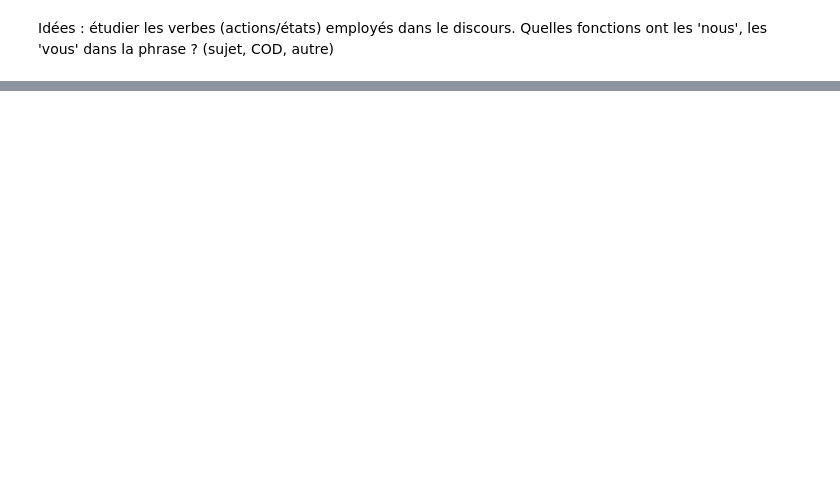
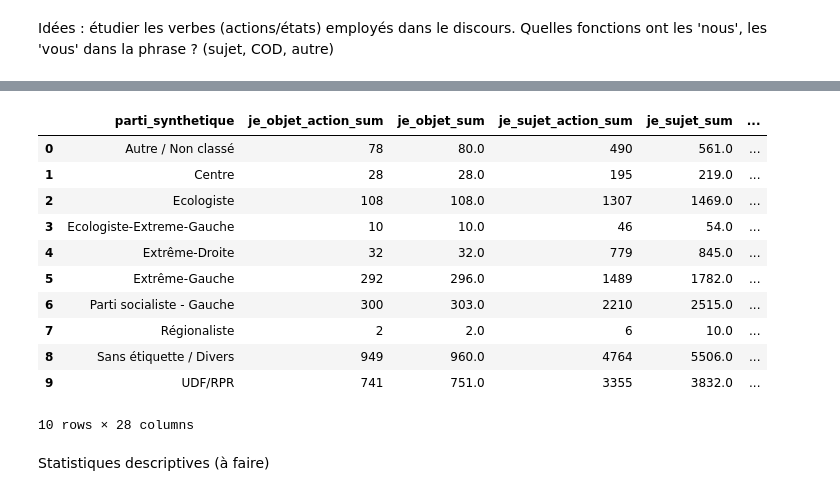
Before and after one commit to itsreivilo/Projet-de-NLP-Olivier, a Jupyter notebook: exploration.ipynb, the cells around one changed output, grey strips where cells are left out. Cells and saved outputs as stored; diff of their text form; code cells hidden in the pictures; blank space fills up the shorter version.

```diff
--- a/exploration.ipynb
+++ b/exploration.ipynb
@@ -442,0 +447,8 @@ Quelles fonctions ont les 'nous', les 'vous' dans la phrase ? (sujet, COD, autre
+# %%
+from collections import defaultdict
+
+# Verbes statifs
+VERBES_ETAT = {'être', 'paraître', 'sembler', 'demeurer', 'rester', 'devenir', 'voir', 'vivre'
+               'devoir', 'pouvoir', 'vouloir', 'falloir', 'savoir', 'croire', 'penser', 'appeler'}
+
+VERBES_MODAUX = {'devoir', 'pouvoir', 'vouloir', 'aller', 'faire', 'laisser', 'sembler', 'paraître'}
@@ -442,0 +553,30 @@ Quelles fonctions ont les 'nous', les 'vous' dans la phrase ? (sujet, COD, autre
+# %%
+cols_scores = ['je_objet_action', 'je_objet', 'je_action',
+       'je_sujet_action', 'je_sujet', 'je_None_action', 'je_None',
+       'nous_sujet_action', 'nous_sujet', 'nous_action', 'nous_None_action',
+       'nous_None', 'vous_sujet_action', 'vous_sujet', 'vous_action',
+       'vous_objet_action', 'vous_objet', 'vous_sujet_etat', 'vous_etat',
+       'vous_None_action', 'vous_None', 'je_sujet_etat', 'je_objet_etat',
+       'nous_sujet_etat', 'nous_objet_action', 'nous_objet_etat',
+       'vous_objet_etat', 'je_etat', 'vous_None_etat', 'nous_etat',
+       'nous_objet', 'je_None_etat', 'nous_None_etat']  # A CHANGER
+
+agg_stats = transcriptions_structure_test.groupby('parti_synthetique')[cols_scores].agg(['sum']).reset_index()
+agg_stats.columns = [f"{col[0]}_{col[1]}" if col[1] != '' else col[0] for col in agg_stats.columns]
+# %%
+agg_stats
+# %% [output]
+|  | parti_synthetique | je_objet_action_sum | je_objet_sum | je_sujet_action_sum | je_sujet_sum | ... |
+| 0 | Autre / Non classé | 78 | 80.0 | 490 | 561.0 | ... |
+| 1 | Centre | 28 | 28.0 | 195 | 219.0 | ... |
+| 2 | Ecologiste | 108 | 108.0 | 1307 | 1469.0 | ... |
+| 3 | Ecologiste-Extreme-Gauche | 10 | 10.0 | 46 | 54.0 | ... |
+| 4 | Extrême-Droite | 32 | 32.0 | 779 | 845.0 | ... |
+| 5 | Extrême-Gauche | 292 | 296.0 | 1489 | 1782.0 | ... |
+| 6 | Parti socialiste - Gauche | 300 | 303.0 | 2210 | 2515.0 | ... |
+| 7 | Régionaliste | 2 | 2.0 | 6 | 10.0 | ... |
+| 8 | Sans étiquette / Divers | 949 | 960.0 | 4764 | 5506.0 | ... |
+| 9 | UDF/RPR | 741 | 751.0 | 3355 | 3832.0 | ... |
+10 rows × 28 columns
+# %% [markdown]
+Statistiques descriptives (à faire)
```
Also changed, not shown: parts of 6 cells of this notebook.
